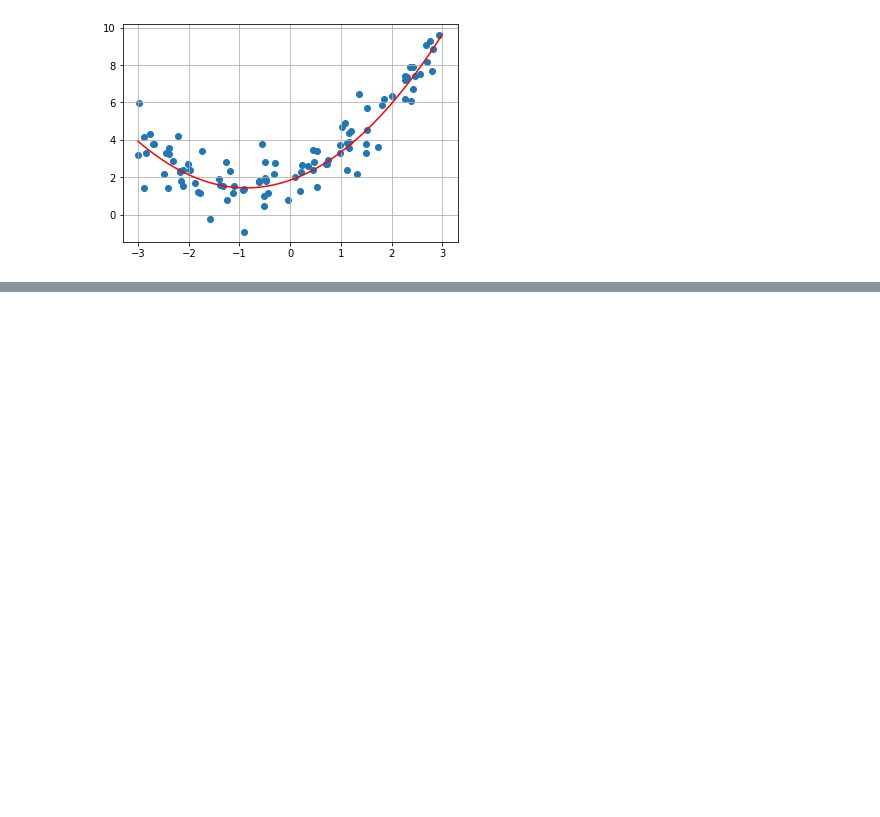
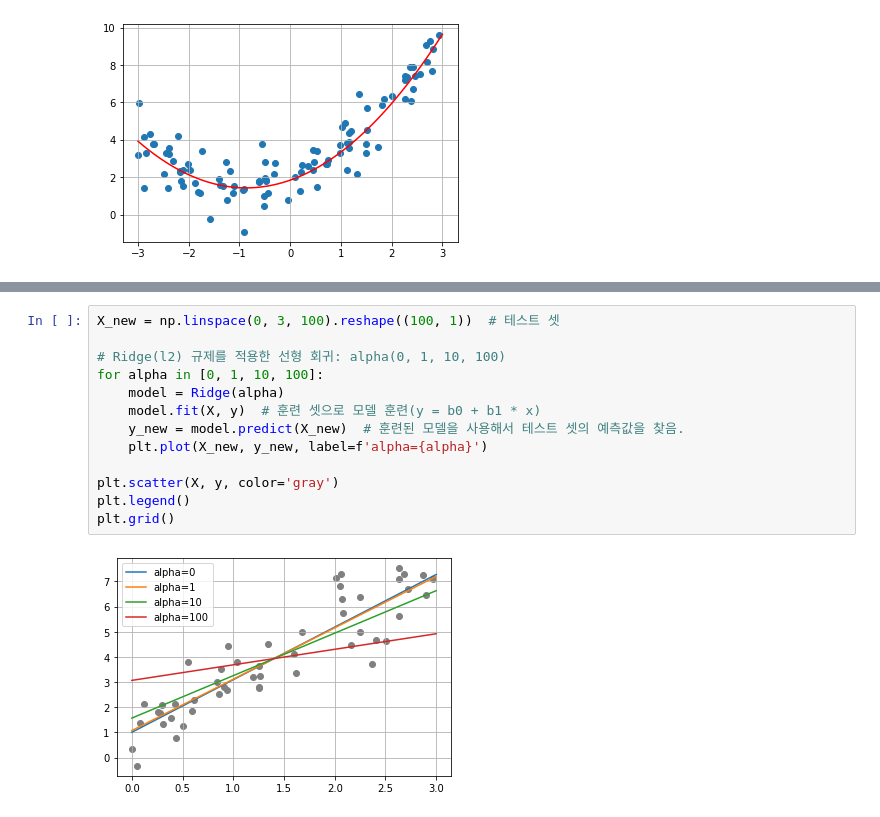
Before and after one commit to JakeOh/202007_itw_bd18, a Jupyter notebook: lab_ml/ml05_linear_regression.ipynb, the cells around one changed output, grey strips where cells are left out. Drawn from its saved outputs; the diff is of its cells as text; blank space fills up the shorter version.

```diff
--- a/lab_ml/ml05_linear_regression.ipynb
+++ b/lab_ml/ml05_linear_regression.ipynb
@@ -439,0 +499,15 @@ plt.grid()
+# %%
+X_new = np.linspace(0, 3, 100).reshape((100, 1))  # 테스트 셋
+
+# Ridge(l2) 규제를 적용한 선형 회귀: alpha(0, 1, 10, 100)
+for alpha in [0, 1, 10, 100]:
+    model = Ridge(alpha)
+    model.fit(X, y)  # 훈련 셋으로 모델 훈련(y = b0 + b1 * x)
+    y_new = model.predict(X_new)  # 훈련된 모델을 사용해서 테스트 셋의 예측값을 찾음.
+    plt.plot(X_new, y_new, label=f'alpha={alpha}')
+
+plt.scatter(X, y, color='gray')
+plt.legend()
+plt.grid()
+# %% [output]
+[figure, added]
```
Also changed, not shown: parts of 7 cells of this notebook.
